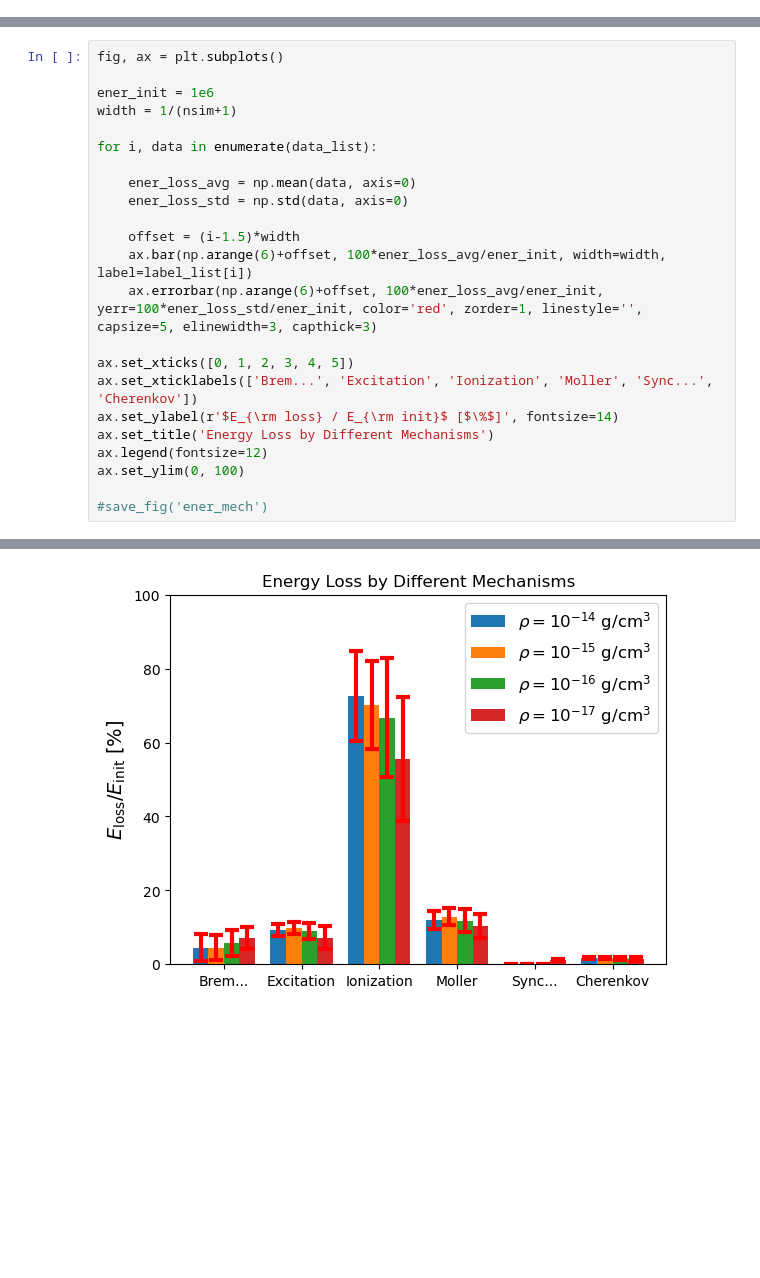
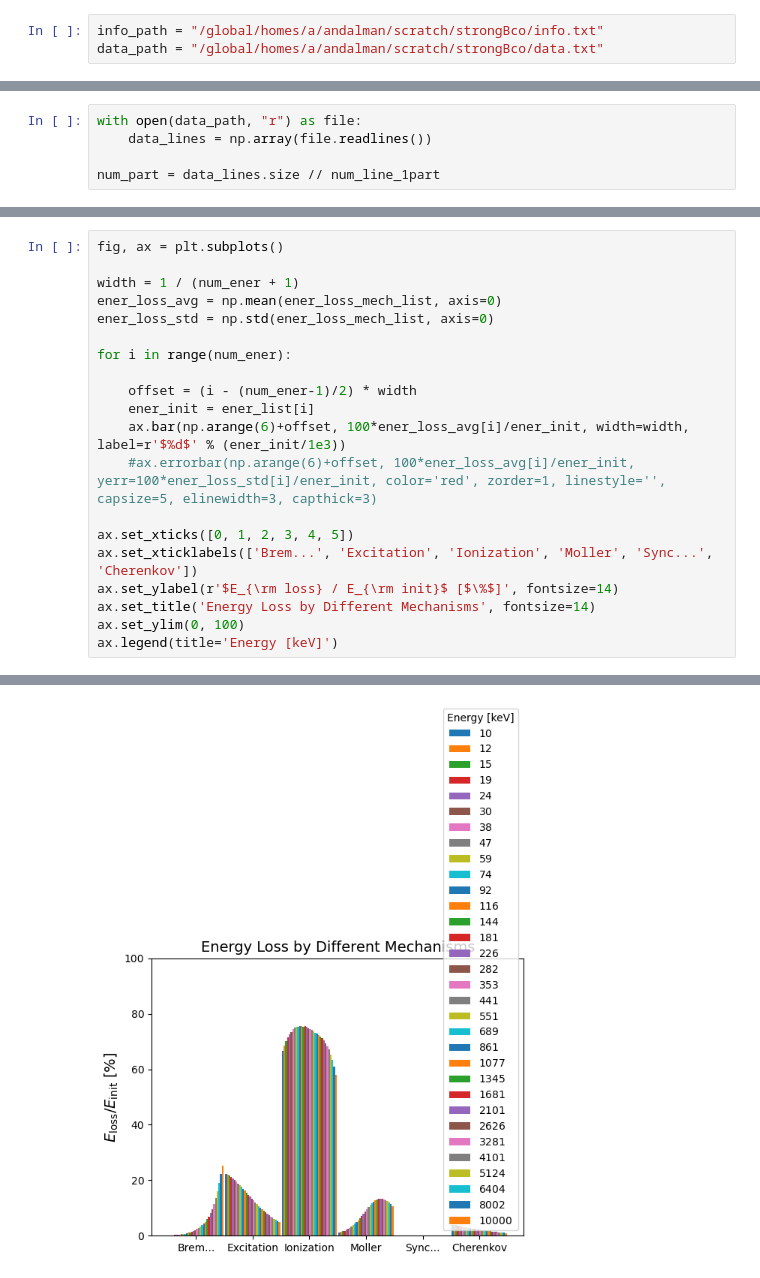
Before and after one commit to zandalman/thunderstorm, a Jupyter notebook: utils/pp.ipynb, the cells around one changed output, grey strips where cells are left out. Saved outputs shown, nothing was run; the diff lists cells and outputs as text; blank space fills up the shorter version.

```diff
--- a/utils/pp.ipynb
+++ b/utils/pp.ipynb
@@ -33,0 +8,3 @@ AttributeError: Can't pickle local object 'get_func_alldata.<locals>.func_alldat
+# %%
+info_path = "/global/homes/a/andalman/scratch/strongBco/info.txt"
+data_path = "/global/homes/a/andalman/scratch/strongBco/data.txt"
@@ -33,0 +33,5 @@ AttributeError: Can't pickle local object 'get_func_alldata.<locals>.func_alldat
+# %%
+with open(data_path, "r") as file:
+    data_lines = np.array(file.readlines())
+
+num_part = data_lines.size // num_line_1part
@@ -34,24 +76,21 @@ AttributeError: Can't pickle local object 'get_func_alldata.<locals>.func_alldat
 # %%
 fig, ax = plt.subplots()
 
-ener_init = 1e6
-width = 1/(nsim+1)
+width = 1 / (num_ener + 1)
+ener_loss_avg = np.mean(ener_loss_mech_list, axis=0)
+ener_loss_std = np.std(ener_loss_mech_list, axis=0)
 
-for i, data in enumerate(data_list):
+for i in range(num_ener):
 
-    ener_loss_avg = np.mean(data, axis=0)
-    ener_loss_std = np.std(data, axis=0)
-
-    offset = (i-1.5)*width
-    ax.bar(np.arange(6)+offset, 100*ener_loss_avg/ener_init, width=width, label=label_list[i])
-    ax.errorbar(np.arange(6)+offset, 100*ener_loss_avg/ener_init, yerr=100*ener_loss_std/ener_init, color='red', zorder=1, linestyle='', capsize=5, elinewidth=3, capthick=3)
+    offset = (i - (num_ener-1)/2) * width
+    ener_init = ener_list[i]
+    ax.bar(np.arange(6)+offset, 100*ener_loss_avg[i]/ener_init, width=width, label=r'$%d$' % (ener_init/1e3))
+    #ax.errorbar(np.arange(6)+offset, 100*ener_loss_avg[i]/ener_init, yerr=100*ener_loss_std[i]/ener_init, color='red', zorder=1, linestyle='', capsize=5, elinewidth=3, capthick=3)
 
 ax.set_xticks([0, 1, 2, 3, 4, 5])
 ax.set_xticklabels(['Brem...', 'Excitation', 'Ionization', 'Moller', 'Sync...', 'Cherenkov'])
 ax.set_ylabel(r'$E_{\rm loss} / E_{\rm init}$ [$\%$]', fontsize=14)
-ax.set_title('Energy Loss by Different Mechanisms')
-ax.legend(fontsize=12)
+ax.set_title('Energy Loss by Different Mechanisms', fontsize=14)
 ax.set_ylim(0, 100)
-
-#save_fig('ener_mech')
+ax.legend(title='Energy [keV]')
 # %% [output]
@@ -59 +98 @@ ax.set_ylim(0, 100)
-[figure, old version]
+[figure, new version]
```
Also changed, not shown: parts of 25 cells of this notebook, 13 other files.
